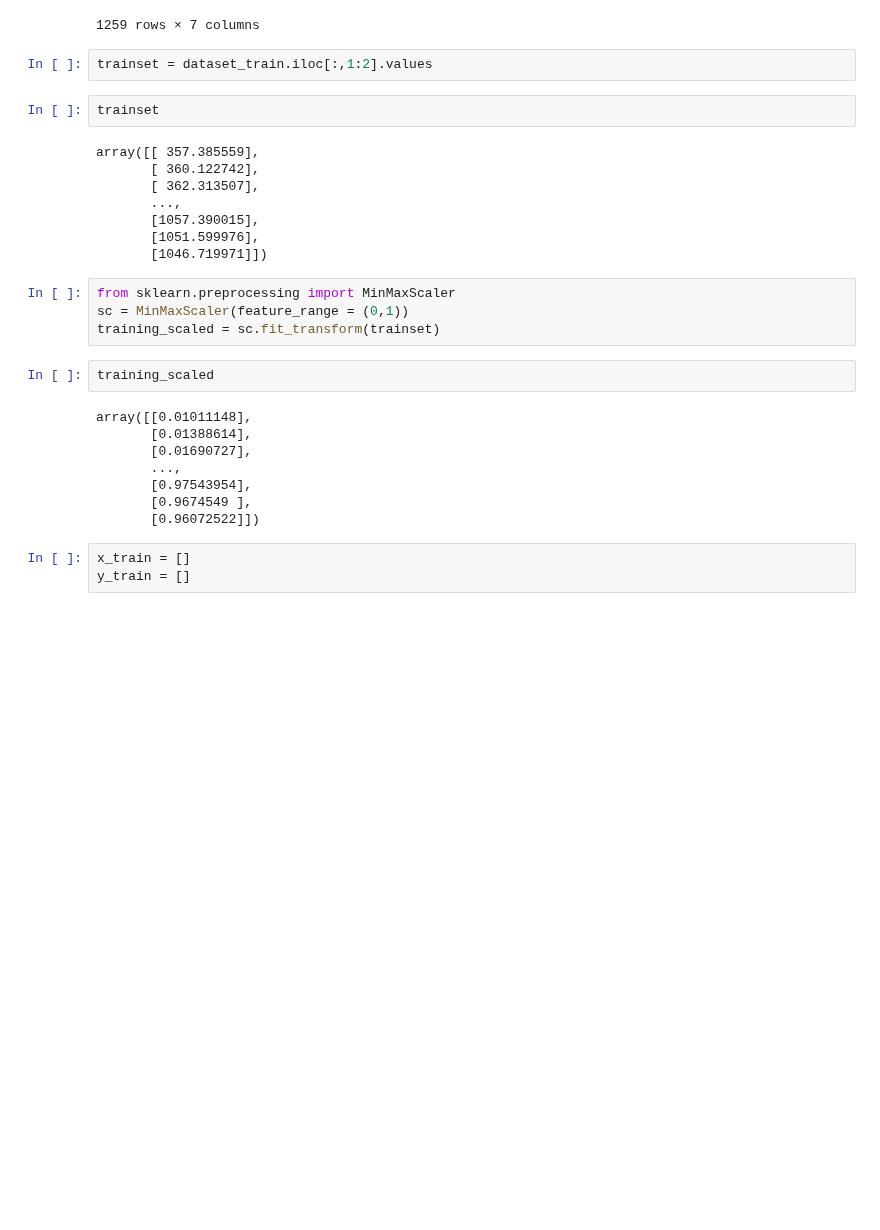
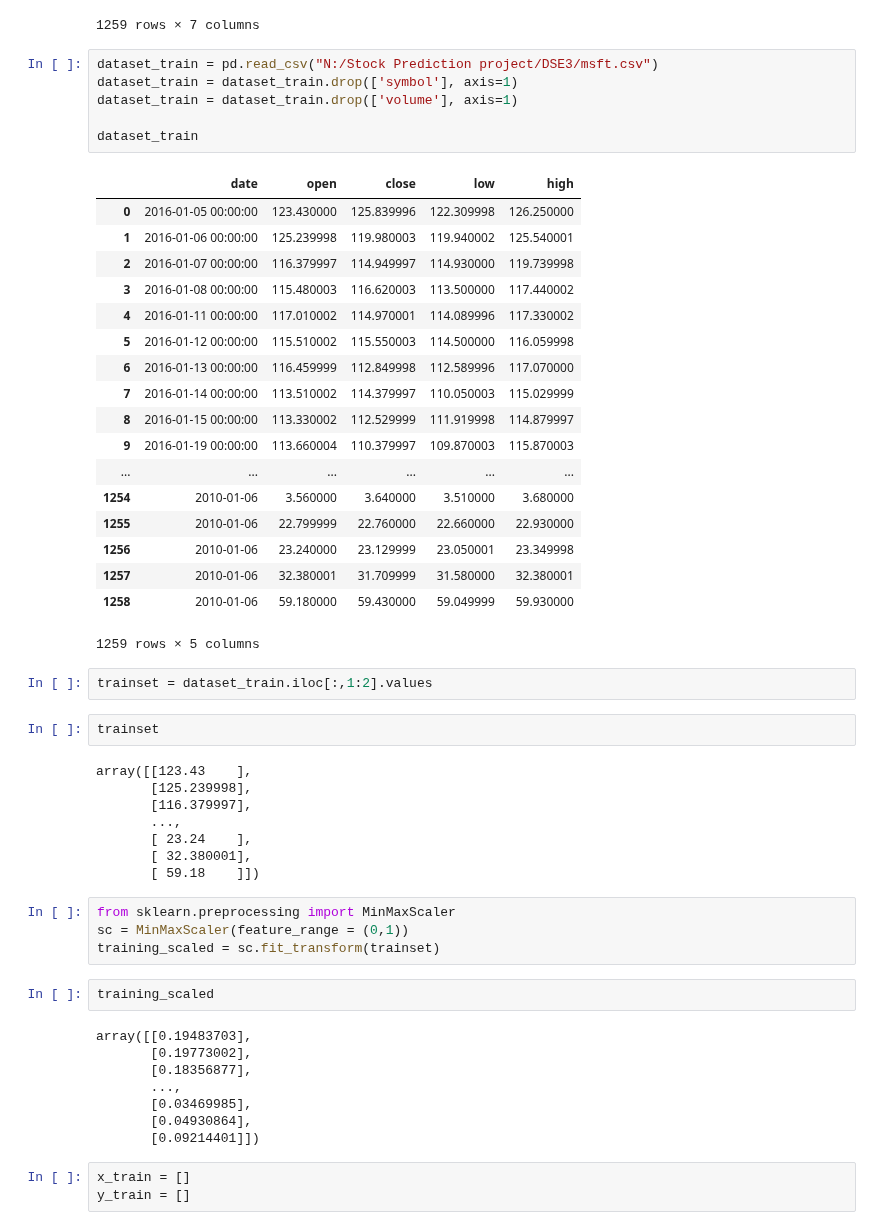
Before and after one commit to rashedoz/StockPredictionDSE, a Jupyter notebook: Codes/LSTM Stock .ipynb, the cells around one changed output. Saved outputs shown, nothing was run; the diff lists cells and outputs as text; blank space fills up the shorter version.

```diff
--- a/Codes/LSTM Stock .ipynb
+++ b/Codes/LSTM Stock .ipynb
@@ -37,18 +37,43 @@ dataset_train
 | 1257 | 2017-12-28 | 1051.599976 | 1054.750000 | 1044.770020 | 1048.140015 | 1048.140015 | 837100 |
 | 1258 | 2017-12-29 | 1046.719971 | 1049.699951 | 1044.900024 | 1046.400024 | 1046.400024 | 887500 |
 1259 rows × 7 columns
+# %%
+dataset_train = pd.read_csv("N:/Stock Prediction project/DSE3/msft.csv")
+dataset_train = dataset_train.drop(['symbol'], axis=1)
+dataset_train = dataset_train.drop(['volume'], axis=1)
+
+dataset_train
+# %% [output]
+|  | date | open | close | low | high |
+| 0 | 2016-01-05 00:00:00 | 123.430000 | 125.839996 | 122.309998 | 126.250000 |
+| 1 | 2016-01-06 00:00:00 | 125.239998 | 119.980003 | 119.940002 | 125.540001 |
+| 2 | 2016-01-07 00:00:00 | 116.379997 | 114.949997 | 114.930000 | 119.739998 |
+| 3 | 2016-01-08 00:00:00 | 115.480003 | 116.620003 | 113.500000 | 117.440002 |
+| 4 | 2016-01-11 00:00:00 | 117.010002 | 114.970001 | 114.089996 | 117.330002 |
+| 5 | 2016-01-12 00:00:00 | 115.510002 | 115.550003 | 114.500000 | 116.059998 |
+| 6 | 2016-01-13 00:00:00 | 116.459999 | 112.849998 | 112.589996 | 117.070000 |
+| 7 | 2016-01-14 00:00:00 | 113.510002 | 114.379997 | 110.050003 | 115.029999 |
+| 8 | 2016-01-15 00:00:00 | 113.330002 | 112.529999 | 111.919998 | 114.879997 |
+| 9 | 2016-01-19 00:00:00 | 113.660004 | 110.379997 | 109.870003 | 115.870003 |
+| ... | ... | ... | ... | ... | ... |
+| 1254 | 2010-01-06 | 3.560000 | 3.640000 | 3.510000 | 3.680000 |
+| 1255 | 2010-01-06 | 22.799999 | 22.760000 | 22.660000 | 22.930000 |
+| 1256 | 2010-01-06 | 23.240000 | 23.129999 | 23.050001 | 23.349998 |
+| 1257 | 2010-01-06 | 32.380001 | 31.709999 | 31.580000 | 32.380001 |
+| 1258 | 2010-01-06 | 59.180000 | 59.430000 | 59.049999 | 59.930000 |
+1259 rows × 5 columns
 # %%
 trainset = dataset_train.iloc[:,1:2].values
 # %%
 trainset
 # %% [output]
-array([[ 357.385559],
-       [ 360.122742],
-       [ 362.313507],
+array([[123.43    ],
+       [125.239998],
+       [116.379997],
        ...,
-       [1057.390015],
-       [1051.599976],
-       [1046.719971]])
+       [ 23.24    ],
+       [ 32.380001],
+       [ 59.18    ]])
 # %%
 from sklearn.preprocessing import MinMaxScaler
 sc = MinMaxScaler(feature_range = (0,1))
@@ -56,13 +81,13 @@ training_scaled = sc.fit_transform(trainset)
 # %%
 training_scaled
 # %% [output]
-array([[0.01011148],
-       [0.01388614],
-       [0.01690727],
+array([[0.19483703],
+       [0.19773002],
+       [0.18356877],
        ...,
-       [0.97543954],
-       [0.9674549 ],
-       [0.96072522]])
+       [0.03469985],
+       [0.04930864],
+       [0.09214401]])
 # %%
 x_train = []
 y_train = []
```
Also changed, not shown: parts of 11 cells of this notebook, 3 other files.
